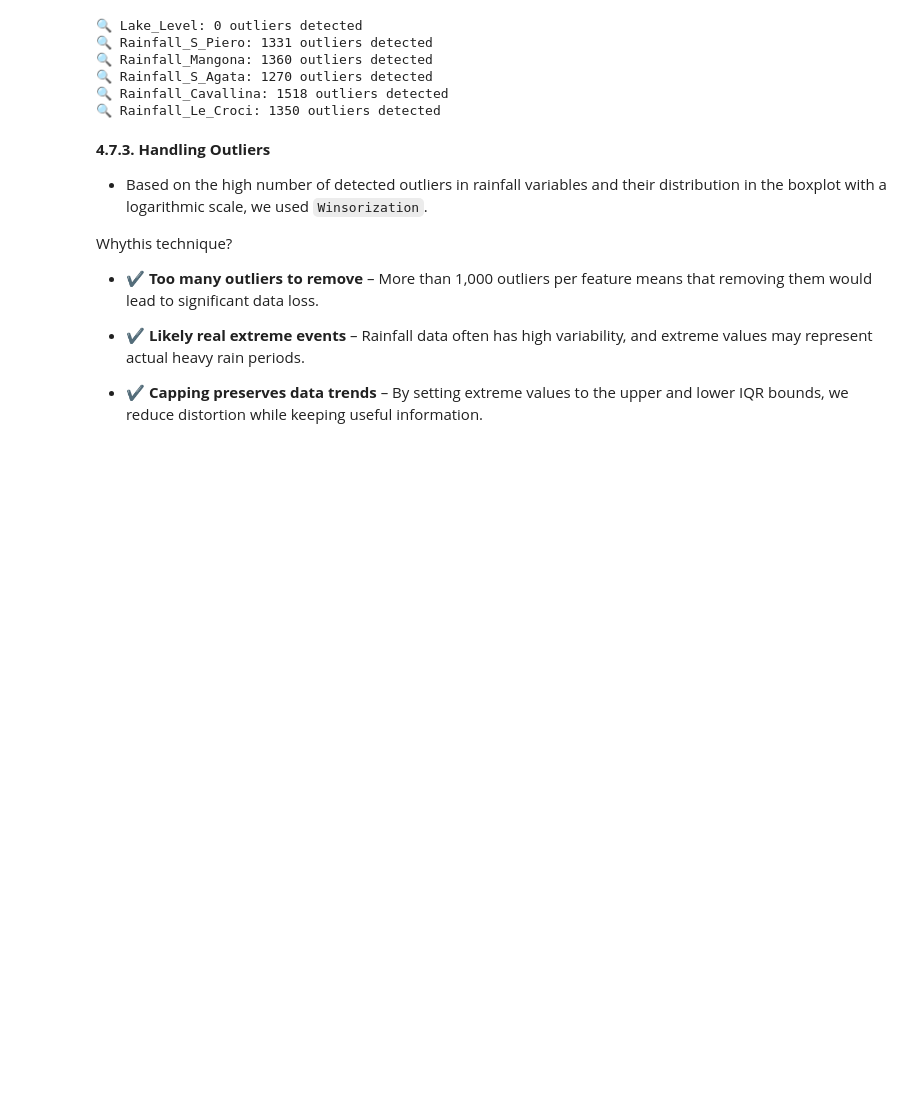
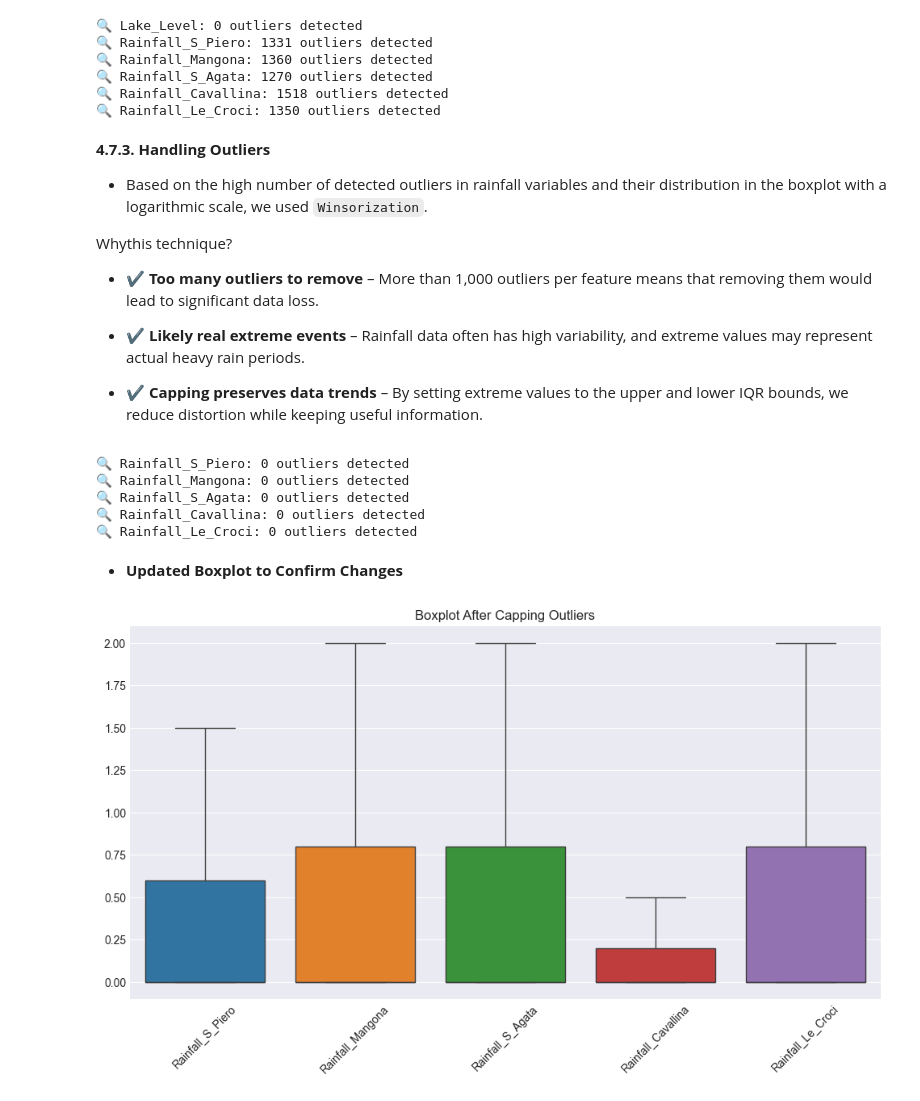
Before and after one commit to jenuzho/SMART-WATER-ANALYTICS-Times-Series, a Jupyter notebook: src/explore.ipynb, the cells around one changed output. Drawn from its saved outputs; the diff is of its cells as text; code cells hidden in the pictures; blank space fills up the shorter version.

```diff
--- a/src/explore.ipynb
+++ b/src/explore.ipynb
@@ -1053,3 +1062,43 @@ for feature in features:
 
     df[feature] = np.where(df[feature] > upper_bound, upper_bound, df[feature])
     df[feature] = np.where(df[feature] < lower_bound, lower_bound, df[feature])
+# %%
+# Define function to cap outliers using IQR method
+def cap_outliers(df, column):
+    Q1 = df[column].quantile(0.25)  # First quartile (25%)
+    Q3 = df[column].quantile(0.75)  # Third quartile (75%)
+    IQR = Q3 - Q1
+    lower_bound = Q1 - 1.5 * IQR
+    upper_bound = Q3 + 1.5 * IQR
+
+    # Apply capping (Winsorization)
+    df[column] = np.where(df[column] > upper_bound, upper_bound, df[column])
+    df[column] = np.where(df[column] < lower_bound, lower_bound, df[column])
+
+# Apply capping to all rainfall features
+rainfall_features = ['Rainfall_S_Piero', 'Rainfall_Mangona', 'Rainfall_S_Agata',
+                     'Rainfall_Cavallina', 'Rainfall_Le_Croci']
+
+for feature in rainfall_features:
+    cap_outliers(df, feature)
+# %%
+# Check if outliers are capped properly
+for feature in rainfall_features:
+    detect_outliers(df, feature)  # Reuse the previously defined function to detect outliers
+# %% [output]
+🔍 Rainfall_S_Piero: 0 outliers detected
+🔍 Rainfall_Mangona: 0 outliers detected
+🔍 Rainfall_S_Agata: 0 outliers detected
+🔍 Rainfall_Cavallina: 0 outliers detected
+🔍 Rainfall_Le_Croci: 0 outliers detected
+# %% [markdown]
+- **Updated Boxplot to Confirm Changes**
+# %%
+# Plot updated boxplots
+plt.figure(figsize=(12, 6))
+sns.boxplot(data=df[rainfall_features])
+plt.xticks(rotation=45)
+plt.title("Boxplot After Capping Outliers")
+plt.show()
+# %% [output]
+[figure, added]
```
Also changed, not shown: parts of 9 cells of this notebook.
